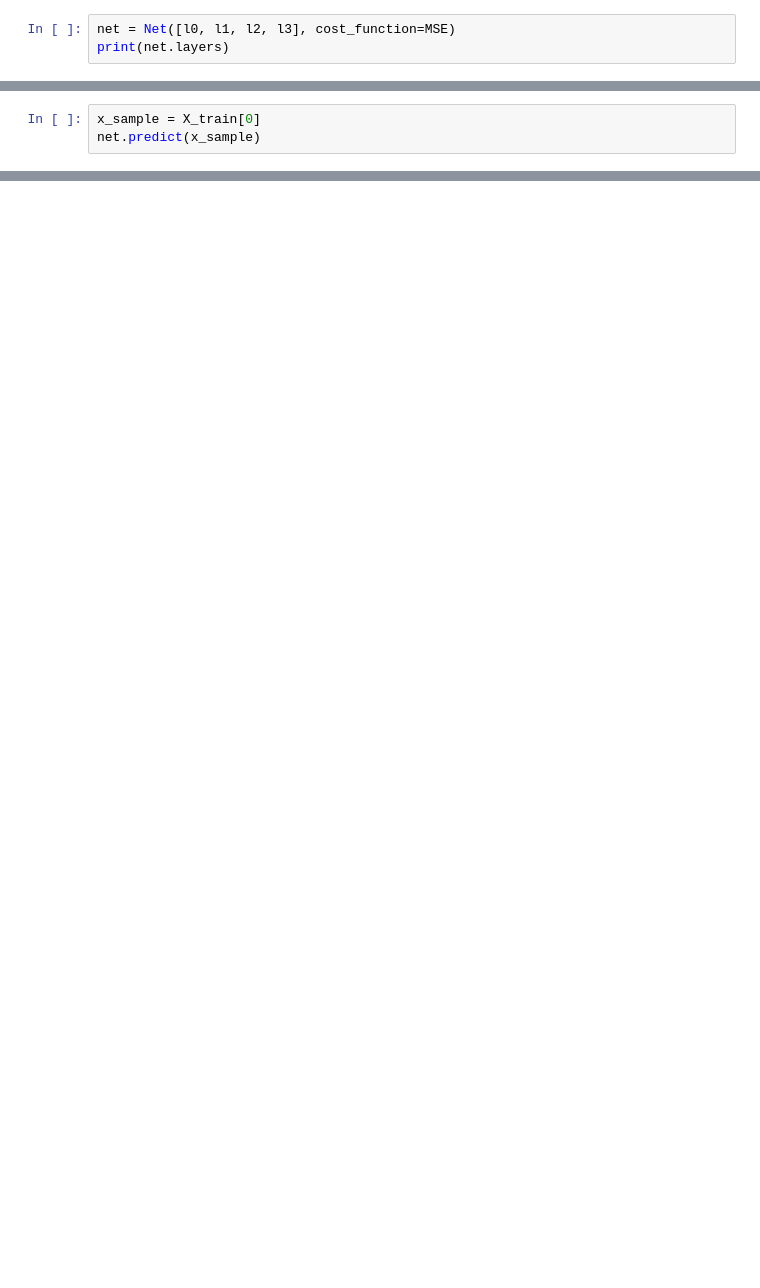
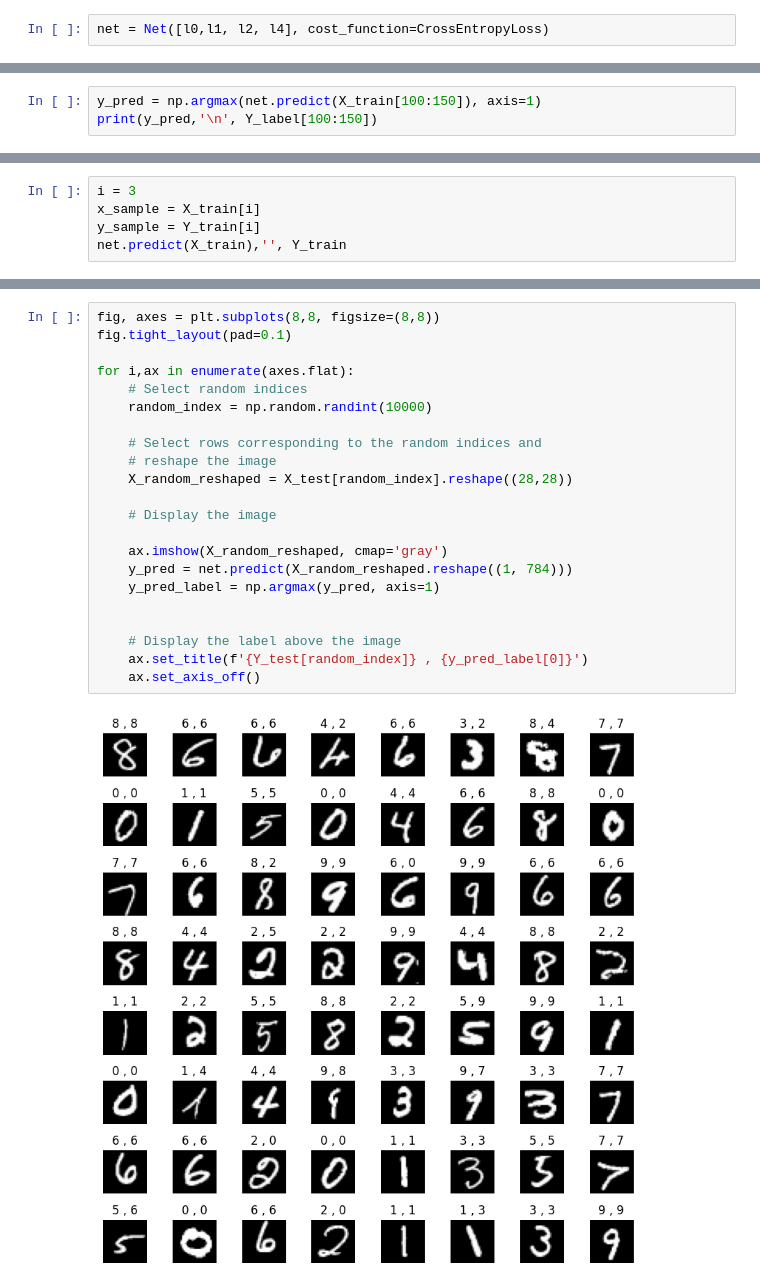
Before and after one commit to Benjamincf0/AI, a Jupyter notebook: nn.ipynb, the cells around one changed output, grey strips where cells are left out. Cells and saved outputs as stored; diff of their text form; blank space fills up the shorter version.

```diff
--- a/nn.ipynb
+++ b/nn.ipynb
@@ -12,3 +15,2 @@ l3 = Dense(units=2, activation=softmax)
 # %%
-net = Net([l0, l1, l2, l3], cost_function=MSE)
-print(net.layers)
+net = Net([l0,l1, l2, l4], cost_function=CrossEntropyLoss)
@@ -41,0 +98,3 @@ net.compute_cost(X_train, Y_train) # near 0
+# %%
+y_pred = np.argmax(net.predict(X_train[100:150]), axis=1)
+print(y_pred,'\n', Y_label[100:150])
@@ -42,3 +106,5 @@ net.compute_cost(X_train, Y_train) # near 0
 # %%
-x_sample = X_train[0]
-net.predict(x_sample)
+i = 3
+x_sample = X_train[i]
+y_sample = Y_train[i]
+net.predict(X_train),'', Y_train
@@ -44,0 +134,24 @@ net.predict(x_sample)
+# %%
+fig, axes = plt.subplots(8,8, figsize=(8,8))
+fig.tight_layout(pad=0.1)
+
+for i,ax in enumerate(axes.flat):
+    # Select random indices
+    random_index = np.random.randint(10000)
+
+    # Select rows corresponding to the random indices and
+    # reshape the image
+    X_random_reshaped = X_test[random_index].reshape((28,28))
+
+    # Display the image
+
+    ax.imshow(X_random_reshaped, cmap='gray')
+    y_pred = net.predict(X_random_reshaped.reshape((1, 784)))
+    y_pred_label = np.argmax(y_pred, axis=1)
+
+
+    # Display the label above the image
+    ax.set_title(f'{Y_test[random_index]} , {y_pred_label[0]}')
+    ax.set_axis_off()
+# %% [output]
+[figure, added]
```
Also changed, not shown: parts of 17 cells of this notebook, 4 other files.
